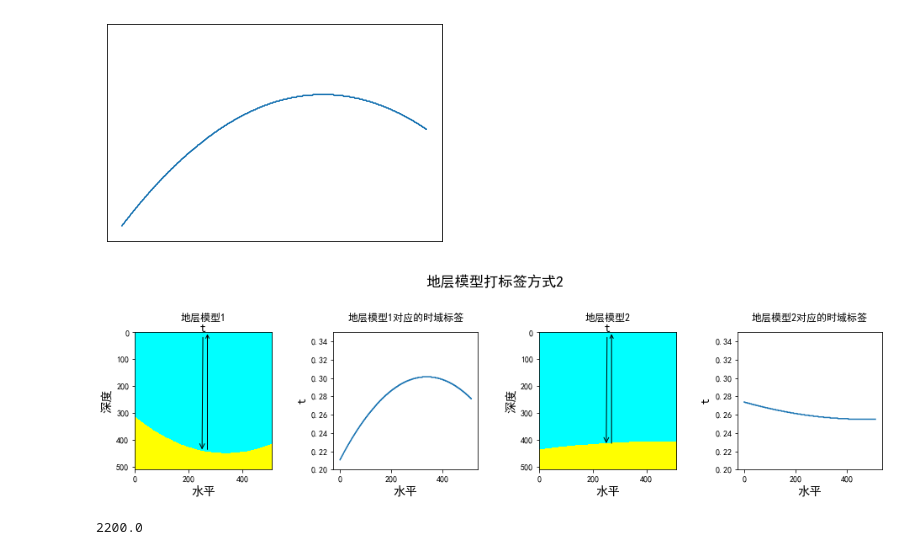
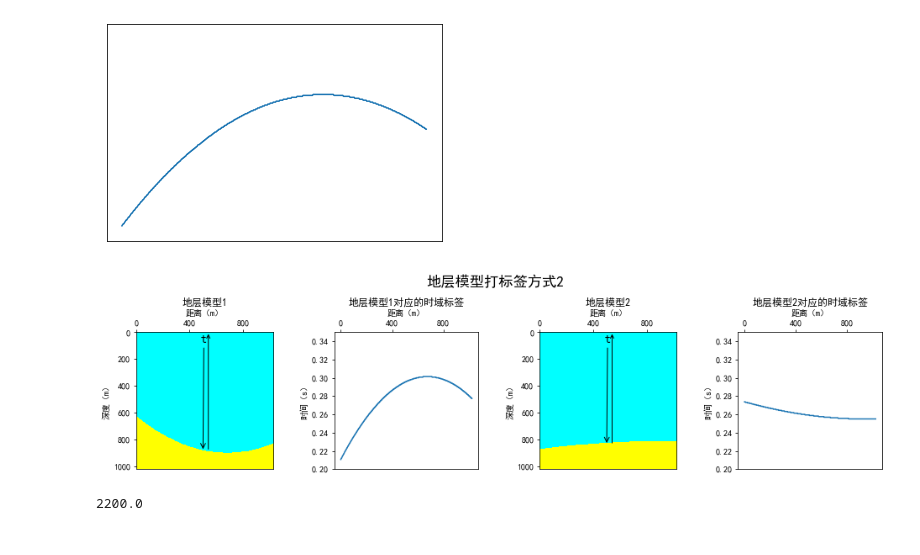
Before and after one commit to zongzhimin/diqiuwuli_public, a Jupyter notebook: lunwen/tubiao/data_process_for_lunwen.ipynb, the cells around one changed output. Saved outputs shown, nothing was run; the diff lists cells and outputs as text; code cells hidden in the pictures.

```diff
--- a/lunwen/tubiao/data_process_for_lunwen.ipynb
+++ b/lunwen/tubiao/data_process_for_lunwen.ipynb
@@ -8,5 +8,5 @@ from pylab import mpl
 mpl.rcParams['font.sans-serif'] = ['SimHei'] # 指定默认字体
 mpl.rcParams['axes.unicode_minus'] = False # 解决保存图像是负号'-'显示为方块的问题
 # %%
-traces = read_su('things/su_model/DENISE_sd_y.su' + str(6812) + '.shot1')
+traces = read_su(r'E:\tools\写论文\图表数据\things\su_model\DENISE_sd_y.su' + str(6812) + '.shot1')
 # %%
@@ -248,7 +290,7 @@ plt.savefig(r'things/地层模型_模板.jpg',bbox_inches='tight',dpi=300,pad_in
 # %%
 # 时域标签计算
 
-data = np.fromfile(r'things/su_model/model_sd_6812.vp', dtype=np.float32)
+data = np.fromfile(r'E:\tools\写论文\图表数据\things\su_model\model_sd_6812.vp', dtype=np.float32)
 vpdata1 = data.reshape(512, 512)
 
 labels_512_1 = np.zeros((1,512),dtype=np.float32)
@@ -262,7 +304,7 @@ for i in range(512):
             break
 labels_512_1 = labels_512_1/up_speed
 
-data = np.fromfile(r'things/su_model/model_sd_4861.vp', dtype=np.float32)
+data = np.fromfile(r'E:\tools\写论文\图表数据\things\su_model\model_sd_4861.vp', dtype=np.float32)
 vpdata2 = data.reshape(512, 512)
 
 labels_512_2 = np.zeros((1,512),dtype=np.float32)
@@ -287,55 +329,73 @@ plt.savefig(r'things/预测方式2模板.jpg',bbox_inches='tight',dpi=300,pad_in
 # %% [output]
 [figure]
 # %%
-data = np.fromfile(r'things/su_model/model_sd_6812.vp', dtype=np.float32)
+data = np.fromfile(r'E:\tools\写论文\图表数据\things\su_model\model_sd_6812.vp', dtype=np.float32)
 vpdata1 = data.reshape(512, 512)
-data = np.fromfile(r'things/su_model/model_sd_4861.vp', dtype=np.float32)
+data = np.fromfile(r'E:\tools\写论文\图表数据\things\su_model\model_sd_4861.vp', dtype=np.float32)
 vpdata2 = data.reshape(512, 512)
 # %%
 
 plt.figure(figsize=(16,3))
 plt.suptitle("地层模型打标签方式2",fontsize='xx-large',y=1.2)
 
 colors_list = ['cyan', 'Lime','yellow']
 cmap = colors.ListedColormap(colors_list)
 plt.subplot(1,4,1)
-plt.xlabel("水平",fontsize='x-large')
-plt.ylabel("深度",fontsize='x-large')
-plt.title("地层模型1",y=1.05)
-plt.annotate('t',fontsize='x-large',xy=(250,443),xytext=(242,0),arrowprops=dict(arrowstyle="->",connectionstyle="arc3"))
+plt.xlabel("距离（m）")
+plt.ylabel("深度（m）")
+plt.yticks([0,100,200,300,400,500],[0,200,400,600,800,1000])
+plt.xticks([0,200,400],[0,400,800])
+ax = plt.gca()
+ax.xaxis.set_ticks_position('top')
+ax.xaxis.set_label_position('top')
+plt.title("地层模型1",y=1.16)
+plt.annotate('t',fontsize='x-large',xy=(250,443),xytext=(242,40),arrowprops=dict(arrowstyle="->",connectionstyle="arc3"))
 plt.annotate('',xy=(270,0),xytext=(270,443),arrowprops=dict(arrowstyle="->",connectionstyle="arc3"))
 
 plt.imshow(vpdata1.T,cmap = cmap)
 
 
 plt.subplot(1,4,2)
-plt.title('地层模型1对应的时域标签',y=1.05)
-plt.xlabel("水平",fontsize='x-large')
-plt.ylabel('t',fontsize='x-large')
+plt.title('地层模型1对应的时域标签',y=1.16)
+plt.xlabel("距离（m）")
+plt.ylabel('时间（s）')
+plt.xticks([0,200,400],[0,400,800])
+ax = plt.gca()
+ax.xaxis.set_ticks_position('top')
+ax.xaxis.set_label_position('top')
 plt.ylim(0.20,0.35)
 # plt.yticks(fontproperties = 'Times New Roman' ,size = 6,rotation = 90)
 plt.plot([i for i in range(512)],labels_512_1[0])
 
 
 plt.subplot(1,4,3)
-plt.xlabel("水平",fontsize='x-large')
-plt.ylabel("深度",fontsize='x-large')
-plt.title("地层模型2",y=1.05)
-plt.annotate('t',fontsize='x-large',xy=(250,420),xytext=(242,0),arrowprops=dict(arrowstyle="->",connectionstyle="arc3"))
+plt.xlabel("距离（m）")
+plt.ylabel("深度（m）")
+plt.yticks([0,100,200,300,400,500],[0,200,400,600,800,1000])
+plt.xticks([0,200,400],[0,400,800])
+ax = plt.gca()
+ax.xaxis.set_ticks_position('top')
+ax.xaxis.set_label_position('top')
+plt.title("地层模型2",y=1.16)
+plt.annotate('t',fontsize='x-large',xy=(250,420),xytext=(242,40),arrowprops=dict(arrowstyle="->",connectionstyle="arc3"))
 plt.annotate('',xy=(270,0),xytext=(270,420),arrowprops=dict(arrowstyle="->",connectionstyle="arc3"))
 plt.imshow(vpdata2.T,cmap = cmap)
 
 plt.subplot(1,4,4)
-plt.title('地层模型2对应的时域标签',y=1.05)
-plt.xlabel("水平",fontsize='x-large')
-plt.ylabel('t',fontsize='x-large')
+plt.title('地层模型2对应的时域标签',y=1.16)
+plt.xlabel("距离（m）")
+plt.ylabel('时间（s）')
+plt.xticks([0,200,400],[0,400,800])
+ax = plt.gca()
+ax.xaxis.set_ticks_position('top')
+ax.xaxis.set_label_position('top')
 plt.ylim(0.20,0.35)
 # plt.yticks(fontproperties = 'Times New Roman' ,size = 6,rotation = 90)
 plt.plot([i for i in range(512)],labels_512_2[0])
 plt.subplots_adjust(wspace=0.4, hspace=0.1)
-plt.savefig(r'things/地层模型打标签方式2.jpg',bbox_inches='tight',dpi=300,pad_inches=0.2)
+plt.savefig(r'E:\tools\写论文\图表数据\地层模型打标签方式2.jpg',bbox_inches='tight',dpi=300,pad_inches=0.2)
 # %% [output]
-[figure, old version]
+[figure, new version]
 # %%
 vpdata.T[443,256]
 # %% [output]
```
Also changed, not shown: parts of 7 cells of this notebook, 59 other files.
